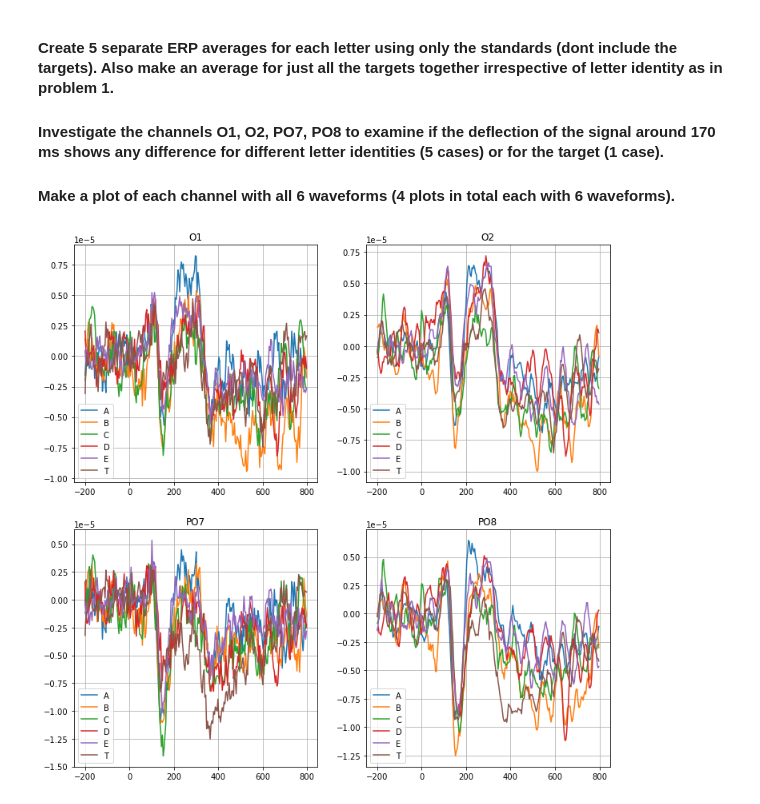
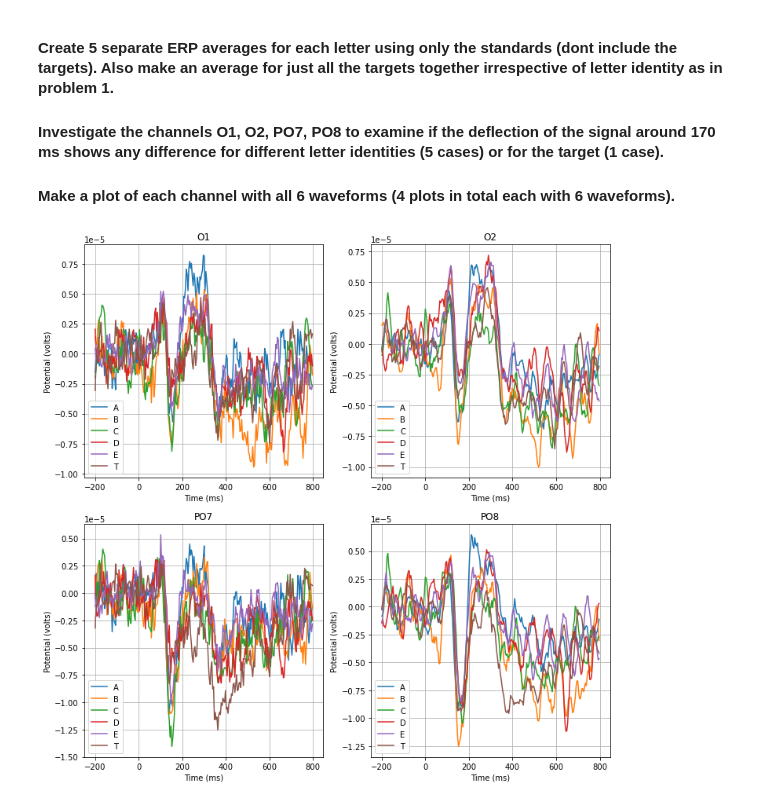
Before and after one commit to zsawdai/COGS108, a Jupyter notebook: Exercises/Exercise1_solutions.ipynb, the cells around one changed output. Saved outputs shown, nothing was run; the diff lists cells and outputs as text; code cells hidden in the pictures.

```diff
--- a/Exercises/Exercise1_solutions.ipynb
+++ b/Exercises/Exercise1_solutions.ipynb
@@ -264,24 +268,26 @@ plt.show()
 
 #### Make a plot of each channel with all 6 waveforms (4 plots in total each with 6 waveforms).
 # %%
-erp = dict()
-for j in range(1,6,1):
-    erp[j] = np.mean(eeg[(goodtrials == 1) & (stimulus == j) & (blocktarget == 0)],axis =0)
-erp[6] = np.mean(eeg[(goodtrials == 1)&(blocktarget > 0),:,:],axis =0)
-labels = ['A','B','C','D','E','T']
-chans = [[10,27],[8,25]]
+erp = dict()  #I made an empty dictionary.  Could have been a list too.
+for j in range(1,6,1): #made a loop over the 5 letters
+    erp[j] = np.mean(eeg[(goodtrials == 1) & (stimulus == j) & (blocktarget == 0),:,:],axis =0)
+erp[6] = np.mean(eeg[(goodtrials == 1)&(blocktarget > 0),:,:],axis =0) #made an average for the targets
+labels = ['A','B','C','D','E','T'] #list of labels for each condition
+chans = [[10,27],[8,25]] # I manually looked up the channel numbers. I made a 2 x 2 lay out for fun.
 fig,a = plt.subplots(2,2, figsize = (12,12))
 for j in range(1,7,1):
     a[0][0].plot(eeg_time,erp[j][chans[0][0],:])
     a[0][1].plot(eeg_time,erp[j][chans[0][1],:])
     a[1][0].plot(eeg_time,erp[j][chans[1][0],:])
     a[1][1].plot(eeg_time,erp[j][chans[1][1],:])
 
 for j in range(2):
     for k in range(2):
         a[j][k].set_title(channelnames[chans[j][k]])
         a[j][k].legend(labels,loc='lower left')
         a[j][k].grid(True)
+        a[j][k].set_xlabel('Time (ms)')
+        a[j][k].set_ylabel('Potential (volts)')
 plt.show()
 # %% [output]
-[figure, old version]
+[figure, new version]
```
Also changed, not shown: parts of 4 cells of this notebook.
